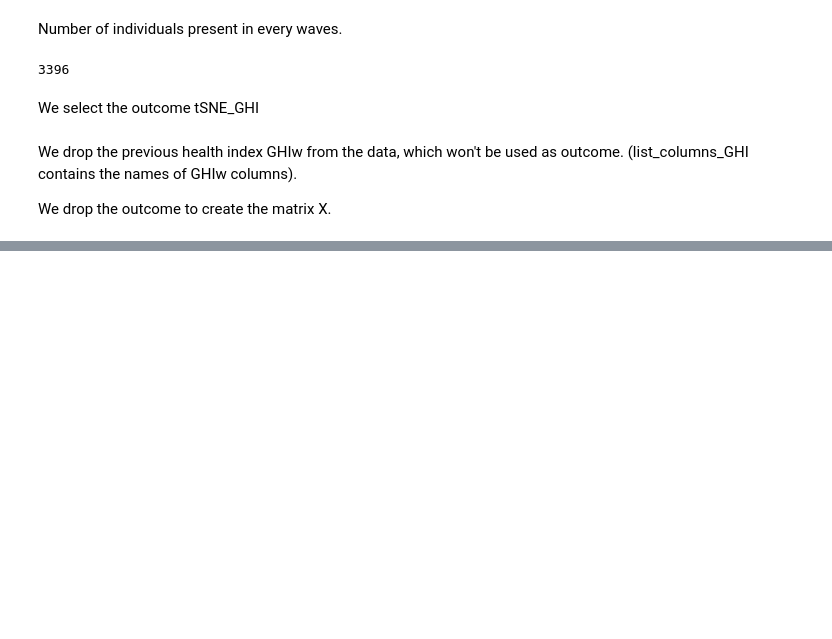
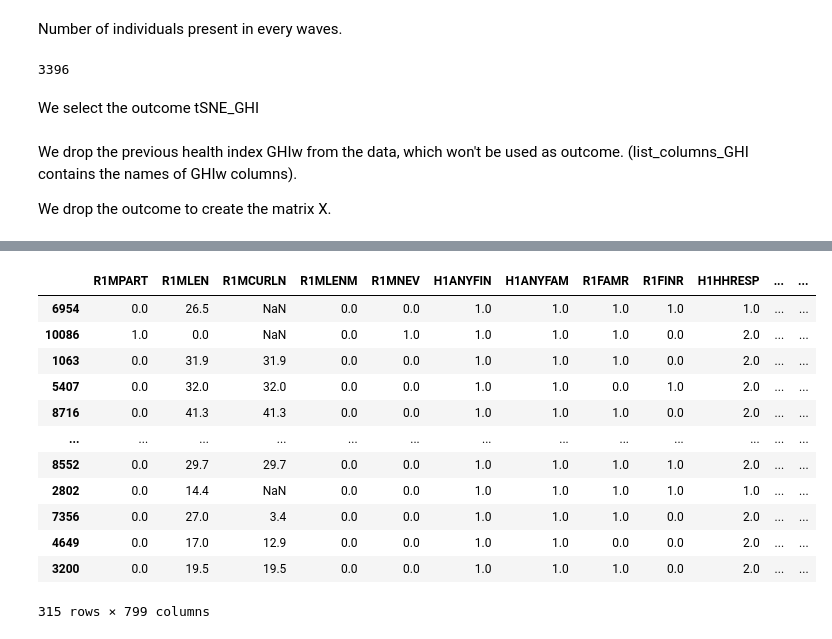
Before and after one commit to jveillon/Projet_Statapp, a Jupyter notebook: ML/file_02_panel_estimation.ipynb, the cells around one changed output, grey strips where cells are left out. Saved outputs shown, nothing was run; the diff lists cells and outputs as text; code cells hidden in the pictures; blank space fills up the shorter version.

```diff
--- a/ML/file_02_panel_estimation.ipynb
+++ b/ML/file_02_panel_estimation.ipynb
@@ -89,0 +146,4 @@ X_bis
+# %%
+hml.ERRORS_HANDLING = "ignore"
+lasso = hml.HMLasso(mu = 100)
+lasso.fit(X_train1, Y_train1)
@@ -89,0 +170,5 @@ X_bis
+# %%
+coeff = lasso.beta_opt.copy()
+# %%
+coeff = np.abs(coeff)
+coeff
@@ -89,0 +197,3 @@ X_bis
+# %%
+bool_vec = coeff < 10**(-14)
+bool_vec
@@ -89,0 +218,18 @@ X_bis
+# %%
+columns = liste[0]
+selected = columns[columns.columns[~bool_vec]]
+selected
+# %% [output]
+|  | R1MPART | R1MLEN | R1MCURLN | R1MLENM | R1MNEV | H1ANYFIN | H1ANYFAM | R1FAMR | R1FINR | H1HHRESP | ... | ... |
+| 6954 | 0.0 | 26.5 | NaN | 0.0 | 0.0 | 1.0 | 1.0 | 1.0 | 1.0 | 1.0 | ... | ... |
+| 10086 | 1.0 | 0.0 | NaN | 0.0 | 1.0 | 1.0 | 1.0 | 1.0 | 0.0 | 2.0 | ... | ... |
+| 1063 | 0.0 | 31.9 | 31.9 | 0.0 | 0.0 | 1.0 | 1.0 | 1.0 | 0.0 | 2.0 | ... | ... |
+| 5407 | 0.0 | 32.0 | 32.0 | 0.0 | 0.0 | 1.0 | 1.0 | 0.0 | 1.0 | 2.0 | ... | ... |
+| 8716 | 0.0 | 41.3 | 41.3 | 0.0 | 0.0 | 1.0 | 1.0 | 1.0 | 0.0 | 2.0 | ... | ... |
+| ... | ... | ... | ... | ... | ... | ... | ... | ... | ... | ... | ... | ... |
+| 8552 | 0.0 | 29.7 | 29.7 | 0.0 | 0.0 | 1.0 | 1.0 | 1.0 | 1.0 | 2.0 | ... | ... |
+| 2802 | 0.0 | 14.4 | NaN | 0.0 | 0.0 | 1.0 | 1.0 | 1.0 | 1.0 | 1.0 | ... | ... |
+| 7356 | 0.0 | 27.0 | 3.4 | 0.0 | 0.0 | 1.0 | 1.0 | 1.0 | 0.0 | 2.0 | ... | ... |
+| 4649 | 0.0 | 17.0 | 12.9 | 0.0 | 0.0 | 1.0 | 1.0 | 0.0 | 0.0 | 2.0 | ... | ... |
+| 3200 | 0.0 | 19.5 | 19.5 | 0.0 | 0.0 | 1.0 | 1.0 | 1.0 | 0.0 | 2.0 | ... | ... |
+315 rows × 799 columns
```
Also changed, not shown: parts of 27 cells of this notebook.
